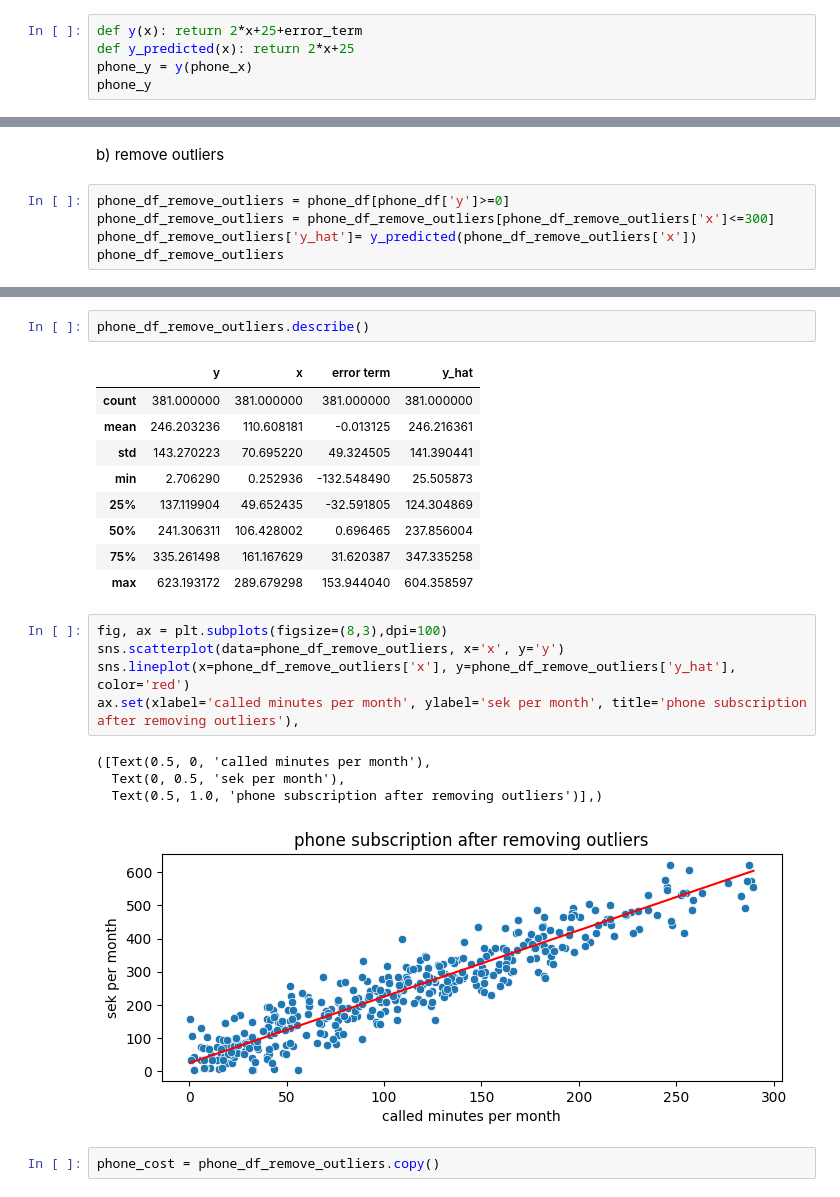
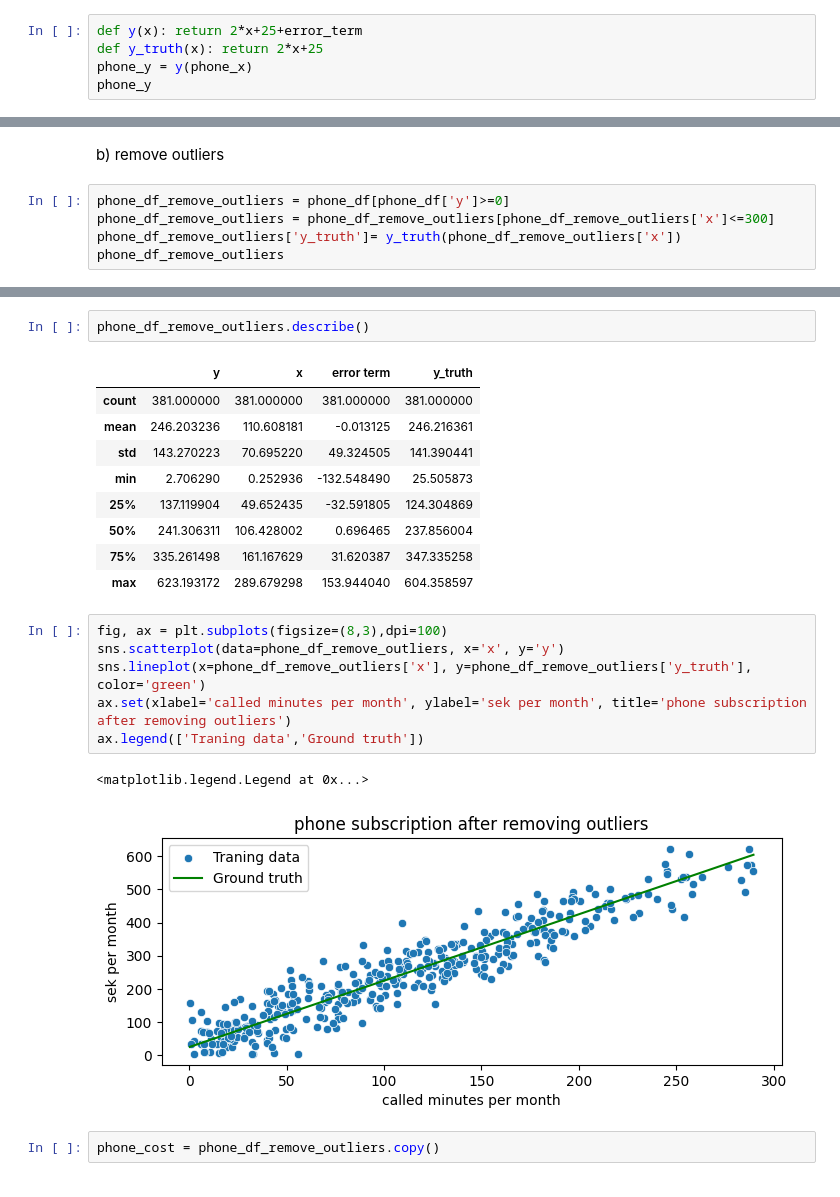
Before and after one commit to yuna-liu/Maskininlarning-Yuna-Liu, a Jupyter notebook: Exercises/E00_linear_regression.ipynb, the cells around one changed output, grey strips where cells are left out. Drawn from its saved outputs; the diff is of its cells as text.

```diff
--- a/Exercises/E00_linear_regression.ipynb
+++ b/Exercises/E00_linear_regression.ipynb
@@ -131,7 +131,7 @@ array([ -79.72138294,  -29.96875115,    0.26218499,    2.34902969,
          -1.97775769,   34.07503487,    1.41591881,    1.48780697])
 # %%
 def y(x): return 2*x+25+error_term
-def y_predicted(x): return 2*x+25
+def y_truth(x): return 2*x+25
 phone_y = y(phone_x)
 phone_y
 # %% [output]
@@ -179,6 +179,6 @@ b) remove outliers
 # %%
 phone_df_remove_outliers = phone_df[phone_df['y']>=0]
 phone_df_remove_outliers = phone_df_remove_outliers[phone_df_remove_outliers['x']<=300]
-phone_df_remove_outliers['y_hat']= y_predicted(phone_df_remove_outliers['x'])
+phone_df_remove_outliers['y_truth']= y_truth(phone_df_remove_outliers['x'])
 phone_df_remove_outliers
 # %% [output]
@@ -198,7 +198,7 @@ phone_df_remove_outliers
 # %%
 phone_df_remove_outliers.describe()
 # %% [output]
-|  | y | x | error term | y_hat |
+|  | y | x | error term | y_truth |
 | count | 381.000000 | 381.000000 | 381.000000 | 381.000000 |
 | mean | 246.203236 | 110.608181 | -0.013125 | 246.216361 |
 | std | 143.270223 | 70.695220 | 49.324505 | 141.390441 |
@@ -210,13 +210,12 @@ phone_df_remove_outliers.describe()
 # %%
 fig, ax = plt.subplots(figsize=(8,3),dpi=100)
 sns.scatterplot(data=phone_df_remove_outliers, x='x', y='y')
-sns.lineplot(x=phone_df_remove_outliers['x'], y=phone_df_remove_outliers['y_hat'], color='red')
-ax.set(xlabel='called minutes per month', ylabel='sek per month', title='phone subscription after removing outliers'),
+sns.lineplot(x=phone_df_remove_outliers['x'], y=phone_df_remove_outliers['y_truth'], color='green')
+ax.set(xlabel='called minutes per month', ylabel='sek per month', title='phone subscription after removing outliers')
+ax.legend(['Traning data','Ground truth'])
 # %% [output]
-([Text(0.5, 0, 'called minutes per month'),
-  Text(0, 0.5, 'sek per month'),
-  Text(0.5, 1.0, 'phone subscription after removing outliers')],)
+<matplotlib.legend.Legend at 0x...>
-[figure, old version]
+[figure, new version]
 # %%
 phone_cost = phone_df_remove_outliers.copy()
 # %% [markdown]
```
Also changed, not shown: parts of 6 cells of this notebook.
